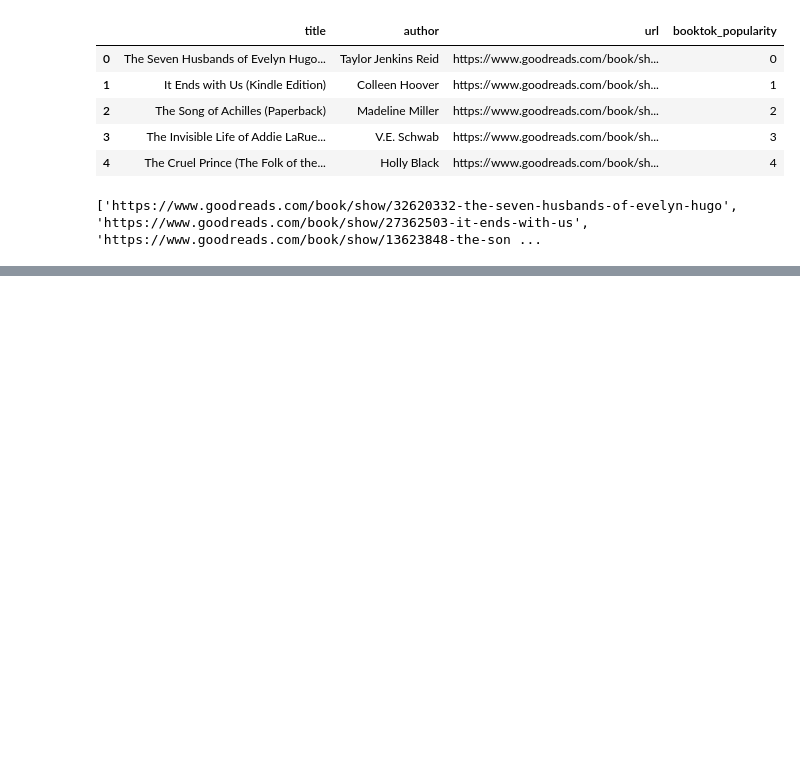
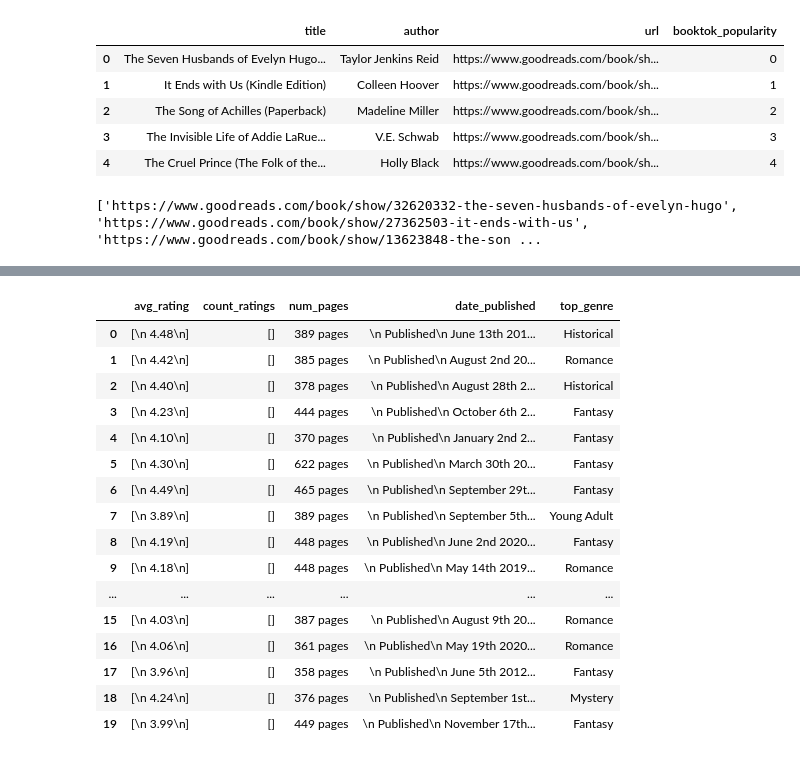
Before and after one commit to abigailasper/booktok-bestsellers, a Jupyter notebook: notebooks/goodreads_book_info_scraper.ipynb, the cells around one changed output, grey strips where cells are left out. Cells and saved outputs as stored; diff of their text form; code cells hidden in the pictures; blank space fills up the shorter version.

Commit message:
working on book info webscrape

```diff
--- a/notebooks/goodreads_book_info_scraper.ipynb
+++ b/notebooks/goodreads_book_info_scraper.ipynb
@@ -42,0 +72,30 @@ AttributeError: ResultSet object has no attribute 'find'. You're probably treati
+# %%
+#scrape book info from each url
+avg_rating = []
+count_ratings = []
+num_pages = []
+date_published = []
+top_genre = []
+
+for i in range(0,1251):
+    url = url_list[i]
+    driver.get(url)
+    sleep(randint(10,20))
+    soup = BS(driver.page_source, 'html.parser')
+    ratings = soup.find_all('span', {'itemprop': 'ratingValue'})
+    num_ratings = soup.find_all('meta', {'itemprop': 'ratingCount'})
+    details = soup.find_all('div', {'id': 'details'})
+    genre = soup.find_all('a', {'class': 'actionLinkLite bookPageGenreLink'})[0]
+
+    for r in ratings:
+        avg_rating.append(r)
+
+    for n in num_ratings:
+        count_ratings.append(n)
+
+    for i in details:
+        num_pages.append(str(i.find(string=re.compile("pages"))))
+        date_published.append(str(i.find(string=re.compile("Published"))))
+
+    for g in genre:
+        top_genre.append(g)
@@ -42,0 +144,6 @@ AttributeError: ResultSet object has no attribute 'find'. You're probably treati
+# %%
+#remove html tags
+#https://www.codegrepper.com/code-examples/html/regex+to+remove+html+tags+python
+count_ratings = str(count_ratings)
+count_ratings = [re.sub('<.*?>', '', x) for x in count_ratings]
+count_ratings
@@ -42,0 +168,5 @@ AttributeError: ResultSet object has no attribute 'find'. You're probably treati
+# %%
+#remove all but number of times shelved as booktok
+#https://stackoverflow.com/questions/1249388/removing-all-non-numeric-characters-from-string-in-python
+count_ratings = [re.sub("[^0-9]", "", x) for x in count_ratings]
+count_ratings
@@ -42,0 +235,22 @@ AttributeError: ResultSet object has no attribute 'find'. You're probably treati
+# %%
+book_info1 = {'avg_rating':avg_rating, 'count_ratings':count_ratings, 'num_pages':num_pages, 'date_published':date_published, 'top_genre':top_genre}
+book_info1 = pd.DataFrame(book_info1)
+book_info1.head(20)
+# %% [output]
+|  | avg_rating | count_ratings | num_pages | date_published | top_genre |
+| 0 | [\n 4.48\n] | [] | 389 pages | \n Published\n June 13th 201... | Historical |
+| 1 | [\n 4.42\n] | [] | 385 pages | \n Published\n August 2nd 20... | Romance |
+| 2 | [\n 4.40\n] | [] | 378 pages | \n Published\n August 28th 2... | Historical |
+| 3 | [\n 4.23\n] | [] | 444 pages | \n Published\n October 6th 2... | Fantasy |
+| 4 | [\n 4.10\n] | [] | 370 pages | \n Published\n January 2nd 2... | Fantasy |
+| 5 | [\n 4.30\n] | [] | 622 pages | \n Published\n March 30th 20... | Fantasy |
+| 6 | [\n 4.49\n] | [] | 465 pages | \n Published\n September 29t... | Fantasy |
+| 7 | [\n 3.89\n] | [] | 389 pages | \n Published\n September 5th... | Young Adult |
+| 8 | [\n 4.19\n] | [] | 448 pages | \n Published\n June 2nd 2020... | Fantasy |
+| 9 | [\n 4.18\n] | [] | 448 pages | \n Published\n May 14th 2019... | Romance |
+| ... | ... | ... | ... | ... | ... |
+| 15 | [\n 4.03\n] | [] | 387 pages | \n Published\n August 9th 20... | Romance |
+| 16 | [\n 4.06\n] | [] | 361 pages | \n Published\n May 19th 2020... | Romance |
+| 17 | [\n 3.96\n] | [] | 358 pages | \n Published\n June 5th 2012... | Fantasy |
+| 18 | [\n 4.24\n] | [] | 376 pages | \n Published\n September 1st... | Mystery |
+| 19 | [\n 3.99\n] | [] | 449 pages | \n Published\n November 17th... | Fantasy |
```
Also changed, not shown: parts of 24 cells of this notebook, 3 other files.
